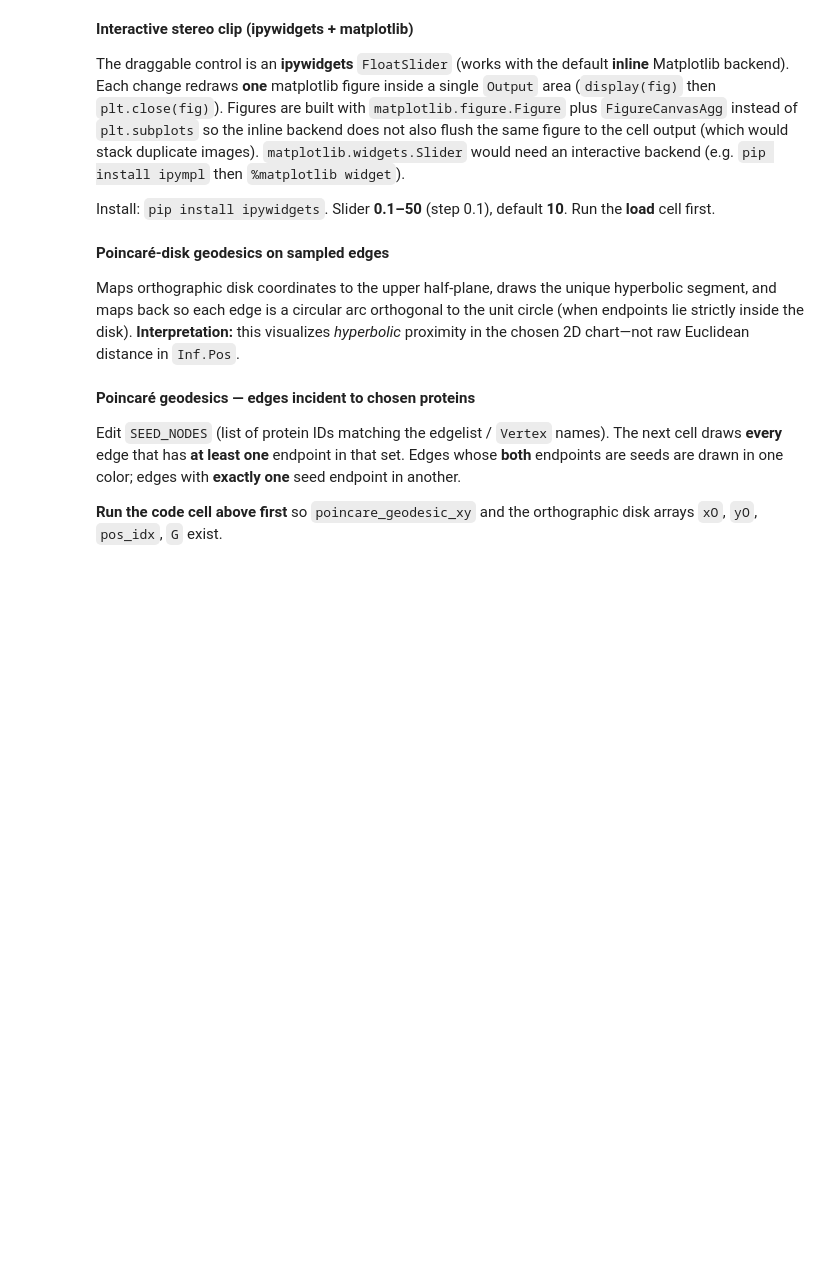
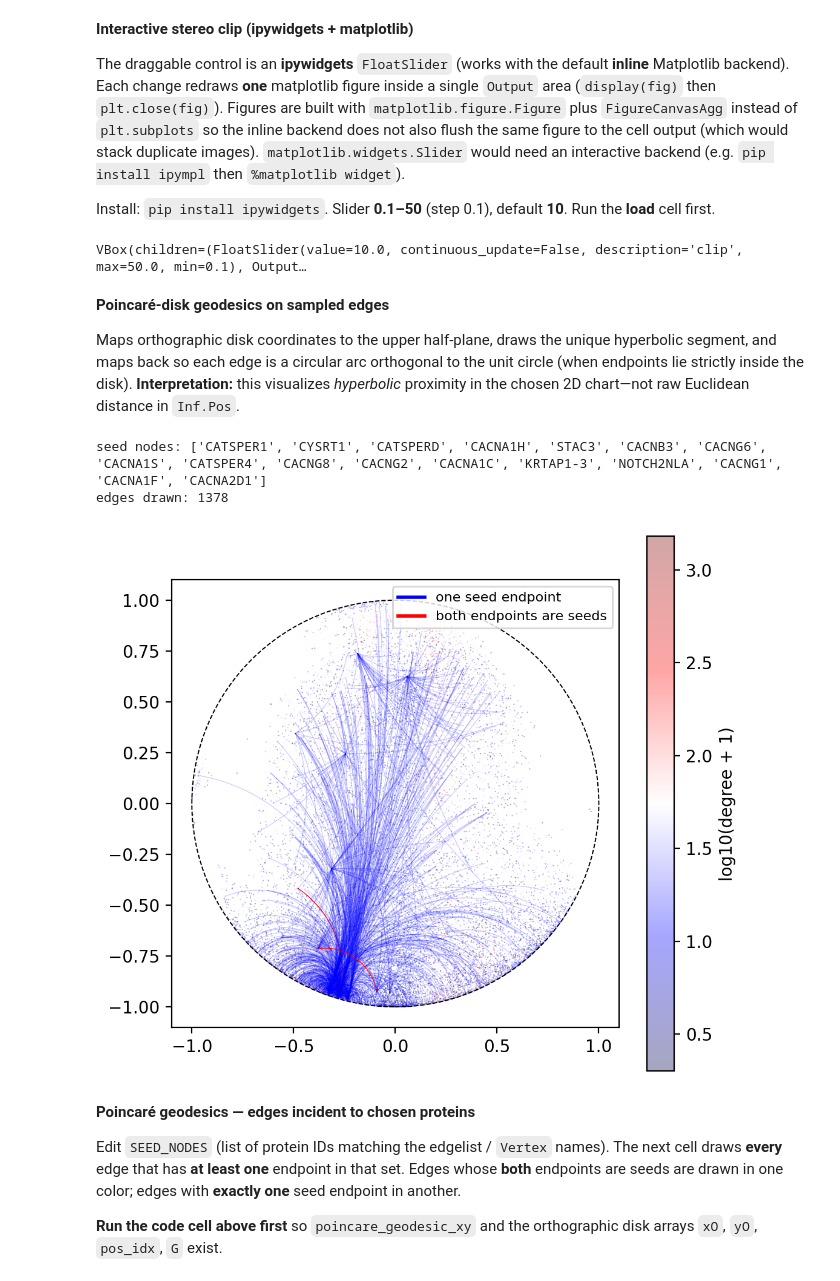
Before and after one commit to phfr/discterry, a Jupyter notebook: notebooks/dmercator/02_disk_views.ipynb, the cells around one changed output. Drawn from its saved outputs; the diff is of its cells as text; code cells hidden in the pictures; blank space fills up the shorter version.

```diff
--- a/notebooks/dmercator/02_disk_views.ipynb
+++ b/notebooks/dmercator/02_disk_views.ipynb
@@ -103,7 +124,18 @@ def render(clip: float) -> None:
             (ax_n, uN, vN, "Stereo (north pole)"),
             (ax_s, uS, vS, "Stereo (south pole)"),
         ):
-            ax.scatter(u, v, s=2, alpha=0.25, c="0.35")
+            ax.scatter(
+                u,
+                v,
+                s=2,
+                alpha=0.4,
+                c=deg_log10,
+                cmap="seismic",
+                vmin=deg_log10_vmin,
+                vmax=deg_log10_vmax,
+                linewidths=0,
+                rasterized=True,
+            )
             ax.set_aspect("equal")
             ax.set_title(title)
             ax.axhline(0, lw=0.3, alpha=0.3)
@@ -114,7 +146,18 @@ def render(clip: float) -> None:
                 Circle((0, 0), clip, fill=False, ls="--", lw=0.6, alpha=0.5)
             )
 
-        ax_o.scatter(xO, yO, s=2, alpha=0.25, c="0.35")
+        sc_o = ax_o.scatter(
+            xO,
+            yO,
+            s=2,
+            alpha=1,
+            c=deg_log10,
+            cmap="seismic",
+            vmin=deg_log10_vmin,
+            vmax=deg_log10_vmax,
+            linewidths=0,
+            rasterized=True,
+        )
         ax_o.set_aspect("equal")
         ax_o.set_title("Ortho (x,y) on S^2")
         ax_o.set_xlim(-1.05, 1.05)
@@ -123,6 +166,7 @@ def render(clip: float) -> None:
         ax_o.axvline(0, lw=0.3, alpha=0.3)
         ax_o.add_patch(Circle((0, 0), 1.0, fill=False, ls="--", lw=0.6, alpha=0.5))
 
+        fig.colorbar(sc_o, ax=[ax_n, ax_s, ax_o], shrink=0.55, label="log10(degree + 1)")
         fig.suptitle(f"Stereo |u|,|v| ≤ {clip:g} (ortho fixed)", y=1.02)
         fig.tight_layout(rect=[0, 0.06, 1, 0.96])
         display(fig)
@@ -136,6 +180,8 @@ def on_slider(change) -> None:
 slider.observe(on_slider, names="value")
 display(VBox([slider, out]))
 render(float(slider.value))
+# %% [output]
+VBox(children=(FloatSlider(value=10.0, continuous_update=False, description='clip', max=50.0, min=0.1), Output…
 # %% [markdown]
 **Poincaré-disk geodesics on sampled edges**
 
@@ -229,34 +275,50 @@ for a, b in G.edges():
     edge_rows.append((a, b, a_in and b_in))
 
 fig, ax = plt.subplots(figsize=(5.5, 5.5))
-ax.scatter(xO, yO, s=0.5, alpha=0.12, c="0.4")
+sc_bg = ax.scatter(
+    xO,
+    yO,
+    s=0.6,
+    alpha=0.35,
+    c=deg_log10,
+    cmap="seismic",
+    vmin=deg_log10_vmin,
+    vmax=deg_log10_vmax,
+    linewidths=0,
+    rasterized=True,
+)
+fig.colorbar(sc_bg, ax=ax, shrink=0.85, label="log10(degree + 1)")
 col_single = "blue"
 col_both = "red"
 for a, b, both in edge_rows:
     ia, ib = pos_idx[a], pos_idx[b]
     z1 = complex(xO[ia], yO[ia])
     z2 = complex(xO[ib], yO[ib])
     if abs(z1) >= 0.999 or abs(z2) >= 0.999:
         continue
     gx, gy = poincare_geodesic_xy(z1, z2, n=48)
     ax.plot(gx, gy, lw=0.45, alpha=1 if both else 0.2, color=col_both if both else col_single)
 
 ax.set_aspect("equal")
 ax.add_patch(plt.Circle((0, 0), 1.0, fill=False, ls="--", lw=0.7))
 #ax.set_title("Poincaré geodesics — edges incident to " + ", ".join(seeds_ok))
 
 ax.legend(
     handles=[
         Line2D([0], [0], color=col_single, lw=2, label="one seed endpoint"),
         Line2D([0], [0], color=col_both, lw=2, label="both endpoints are seeds"),
     ],
     loc="upper right",
     fontsize=8,
 )
 print("seed nodes:", seeds_ok)
 print("edges drawn:", len(edge_rows))
 plt.tight_layout()
 plt.show()
+# %% [output]
+seed nodes: ['CATSPER1', 'CYSRT1', 'CATSPERD', 'CACNA1H', 'STAC3', 'CACNB3', 'CACNG6', 'CACNA1S', 'CATSPER4', 'CACNG8', 'CACNG2', 'CACNA1C', 'KRTAP1-3', 'NOTCH2NLA', 'CACNG1', 'CACNA1F', 'CACNA2D1']
+edges drawn: 1378
+[figure, added]
 # %% [markdown]
 **Poincaré geodesics — edges incident to chosen proteins**
 
```
Also changed, not shown: parts of 6 cells of this notebook, 43 other files.
